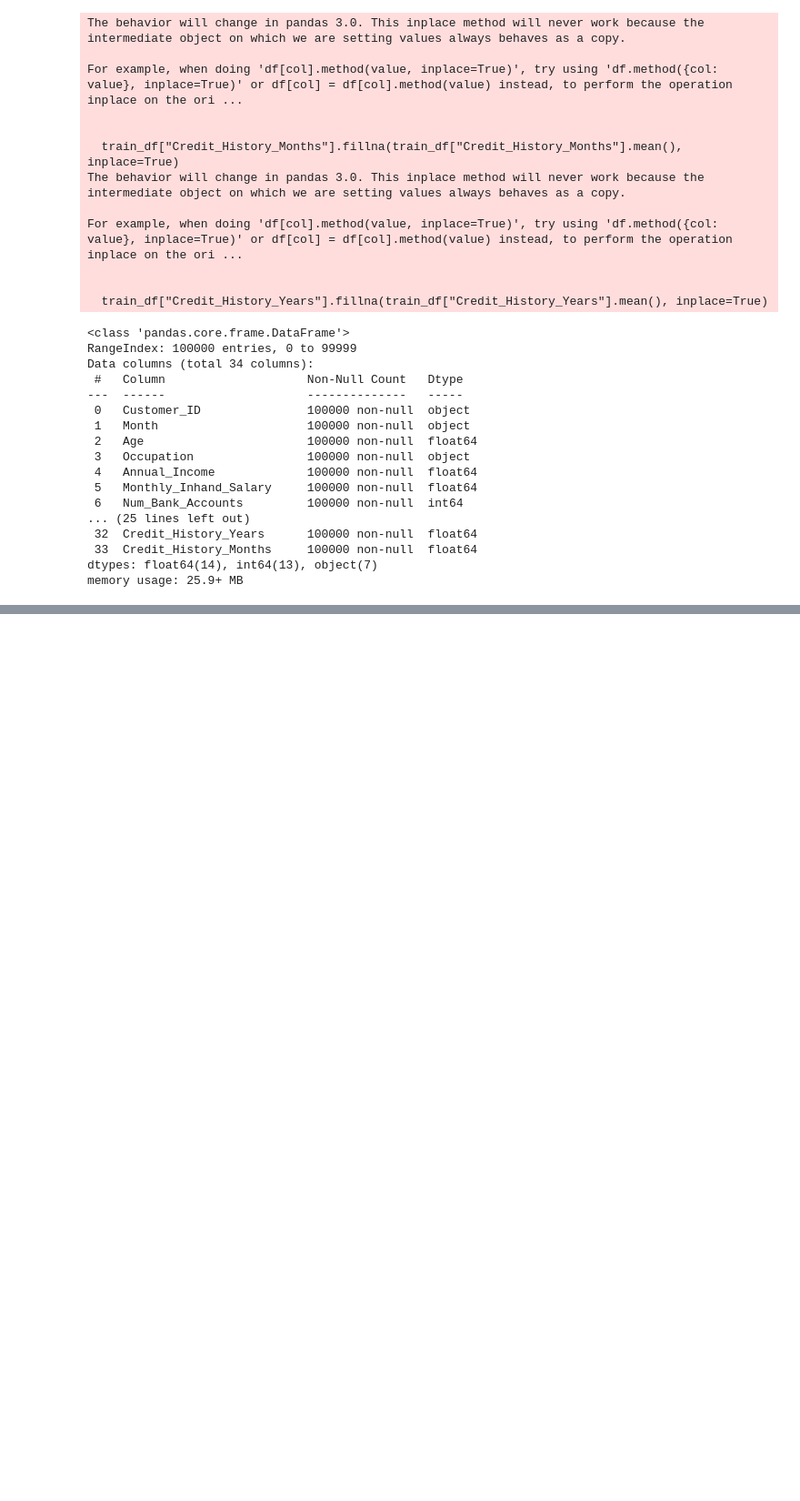
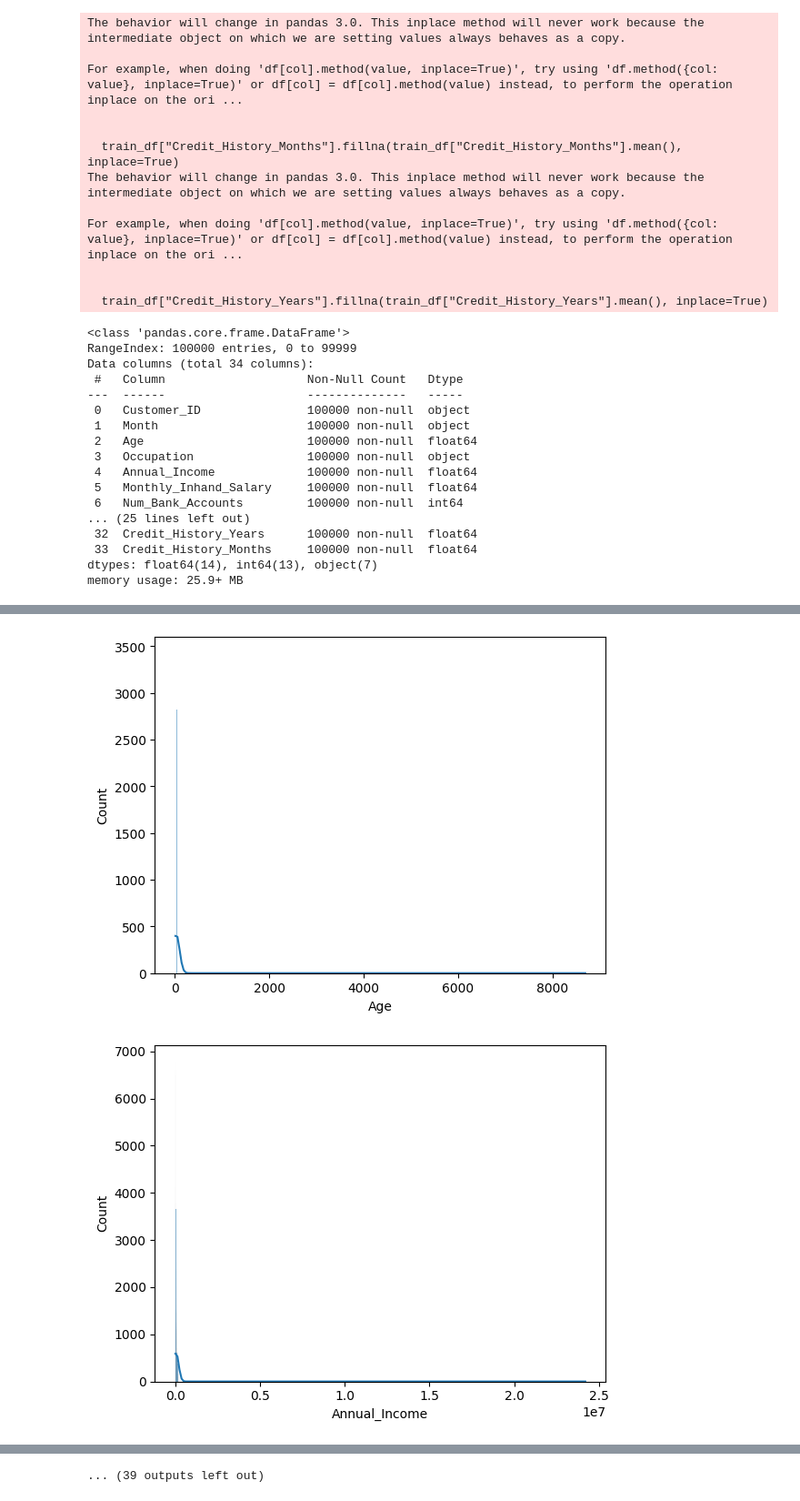
Before and after one commit to DanisSharafiev/credit-scoring, a Jupyter notebook: notebooks/main.ipynb, the cells around one changed output, grey strips where cells are left out. Shown at 91% size. Drawn from its saved outputs; the diff is of its cells as text; code cells hidden in the pictures; blank space fills up the shorter version.

```diff
--- a/notebooks/main.ipynb
+++ b/notebooks/main.ipynb
@@ -413,0 +447,5 @@ memory usage: 25.9+ MB
+# %%
+train_df = pd.get_dummies(train_df, columns=["Payment_Behaviour"], drop_first=True)
+# %%
+train_df = pd.get_dummies(train_df, columns=["Payment_of_Min_Amount"], drop_first=True)
+train_df = pd.get_dummies(train_df, columns=["Occupation"], drop_first=True)
@@ -413,0 +461,2 @@ memory usage: 25.9+ MB
+# %%
+train_df.drop(columns=["Customer_ID", "Month"], inplace=True)
@@ -413,0 +472,3 @@ memory usage: 25.9+ MB
+# %%
+bool_columns = train_df.select_dtypes(include=['bool']).columns
+train_df[bool_columns] = train_df[bool_columns].astype(int)
@@ -413,0 +491,8 @@ memory usage: 25.9+ MB
+# %%
+for i in train_df.columns:
+    if train_df[i].dtype != "object":
+        sns.histplot(train_df[i], kde=True)
+        plt.show()
+# %% [output]
+[figure, added]
+[figure, added]
@@ -413,0 +509 @@ memory usage: 25.9+ MB
+... (39 outputs left out)
```
Also changed, not shown: parts of 18 cells of this notebook.
